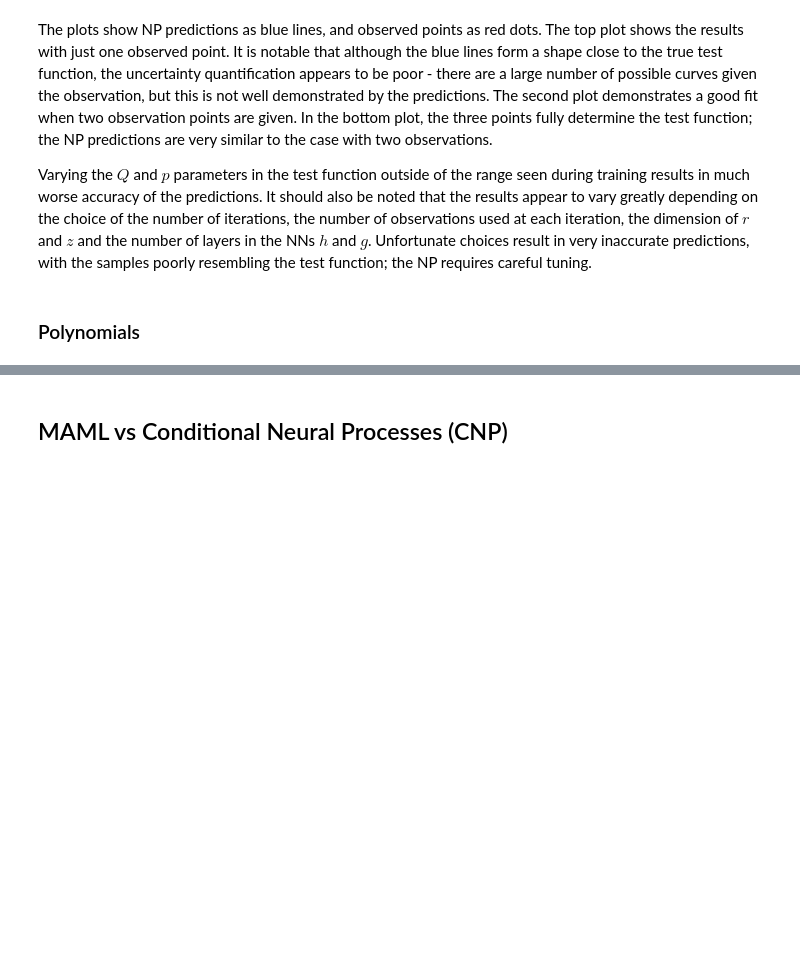
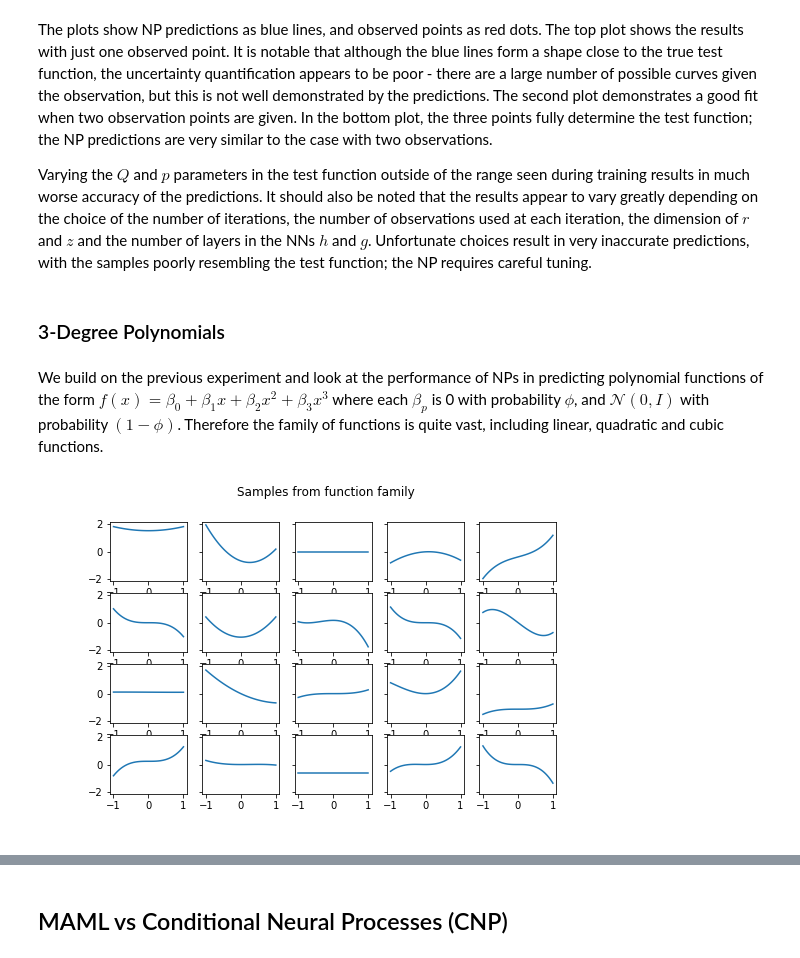
Before and after one commit to JTT94/neural_processes, a Jupyter notebook: notebooks/np.ipynb, the cells around one changed output, grey strips where cells are left out. Saved outputs shown, nothing was run; the diff lists cells and outputs as text; code cells hidden in the pictures; blank space fills up the shorter version.

```diff
--- a/notebooks/np.ipynb
+++ b/notebooks/np.ipynb
@@ -632,5 +644,13 @@ The plots show NP predictions as blue lines, and observed points as red dots. Th
 
 Varying the $Q$ and $p$ parameters in the test function outside of the range seen during training results in much worse accuracy of the predictions. It should also be noted that the results appear to vary greatly depending on the choice of the number of iterations, the number of observations used at each iteration, the dimension of $r$ and $z$ and the number of layers in the NNs $h$ and $g$. Unfortunate choices result in very inaccurate predictions, with the samples poorly resembling the test function; the NP requires careful tuning.
 # %% [markdown]
-### Polynomials
+### 3-Degree Polynomials
+# %% [markdown]
+We build on the previous experiment and look at the performance of NPs in predicting polynomial functions of the form
+$f(x) = \beta_0 + \beta_1  x + \beta_2 x^2 + \beta_3 x^3$
+where each $\beta_p$ is 0 with probability $\phi$, and $\mathcal{N}(0, I)$ with probability $(1-\phi)$.  Therefore the family of functions is quite vast, including linear, quadratic and cubic functions.
+# %%
+display(Image("../content/neural_processes/experiments/valerie/figs/poly_family.png", height=300))
+# %% [output]
+[figure, added]
 # %% [markdown]
```
Also changed, not shown: parts of 18 cells of this notebook.
